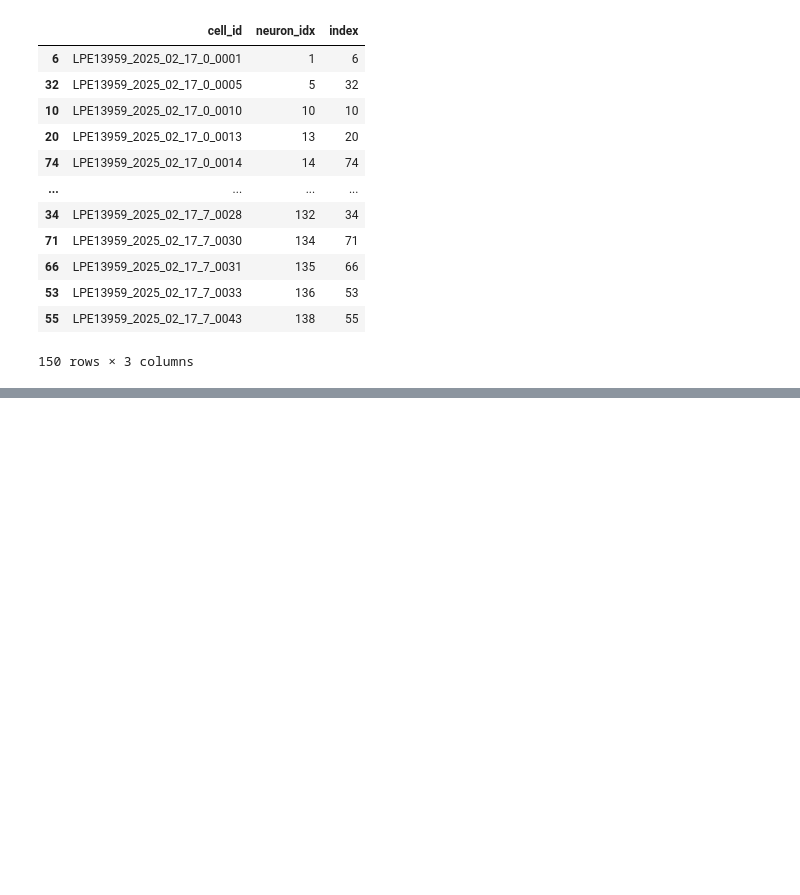
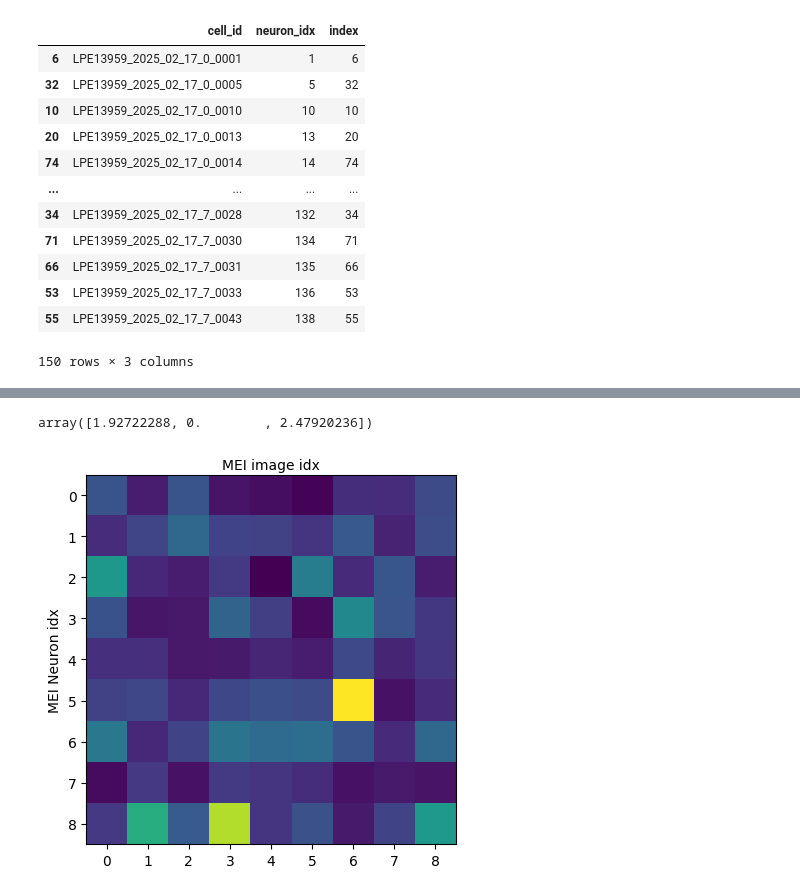
Before and after one commit to ananaphasia/Petreanu_MEI_generation, a Jupyter notebook: 05_match_MEIs.ipynb, the cells around one changed output, grey strips where cells are left out. Drawn from its saved outputs; the diff is of its cells as text; code cells hidden in the pictures; blank space fills up the shorter version.

```diff
--- a/05_match_MEIs.ipynb
+++ b/05_match_MEIs.ipynb
@@ -147,0 +229,12 @@ MEI_cell_ids
+# %%
+respmat_ref = sess_ref.respmat
+respmat_MEI = sess_MEI.respmat
+
+# TODO: figure out if normalization is correct here
+
+respmat_ref = respmat_ref / np.expand_dims(np.mean(respmat_ref, axis=1), axis=1)
+respmat_MEI = respmat_MEI / np.expand_dims(np.mean(respmat_MEI, axis=1), axis=1)
+
+respmat_MEI_trunc = respmat_MEI[validatable_MEIs['neuron_idx_MEI'].values]
+
+respmat_MEI.shape, respmat_MEI_trunc.shape
@@ -147,0 +245,8 @@ MEI_cell_ids
+# %%
+def find_mei_presentation_image_nums(row, trialdata):
+    MEI_of_interest = row['image_number_MEI']
+    indices = trialdata.loc[trialdata['ImageNumber'] == MEI_of_interest].index.to_list()
+    return indices
+
+validatable_MEIs['trial_numbers_MEI'] = validatable_MEIs.apply(lambda x: find_mei_presentation_image_nums(x, sess_MEI.trialdata), axis=1)
+validatable_MEIs
@@ -147,0 +264,22 @@ MEI_cell_ids
+# %%
+respmat_MEI_trunc[i][[1, 2, 3]]
+# %% [output]
+array([1.92722288, 0.        , 2.47920236])
+# %%
+num_validatable_neurons = num_validatable_MEIs # TODO: make this be
+# %%
+respmat_MEI_trunc_mean = np.zeros((num_validatable_neurons, num_validatable_MEIs)) # responses of neuron n to image i
+
+for i in range(num_validatable_neurons): # neurons
+    for j in range(num_validatable_MEIs): # images
+        respmat_MEI_trunc_mean[i, j] = respmat_MEI_trunc[i][validatable_MEIs.iloc[j]['trial_numbers_MEI']].mean()
+# %%
+plt.imshow(respmat_MEI_trunc_mean)
+plt.xlabel('MEI image idx')
+plt.ylabel('MEI Neuron idx')
+plt.xticks(np.arange(respmat_MEI_trunc_mean.shape[1])) # set for number of columns, which are the count of x axis
+plt.yticks(np.arange(respmat_MEI_trunc_mean.shape[0])) # set for number of rows, which are the count of y axis
+plt.gca().xaxis.set_label_position('top')
+plt.show()
+# %% [output]
+[figure, added]
```
Also changed, not shown: parts of 15 cells of this notebook.
